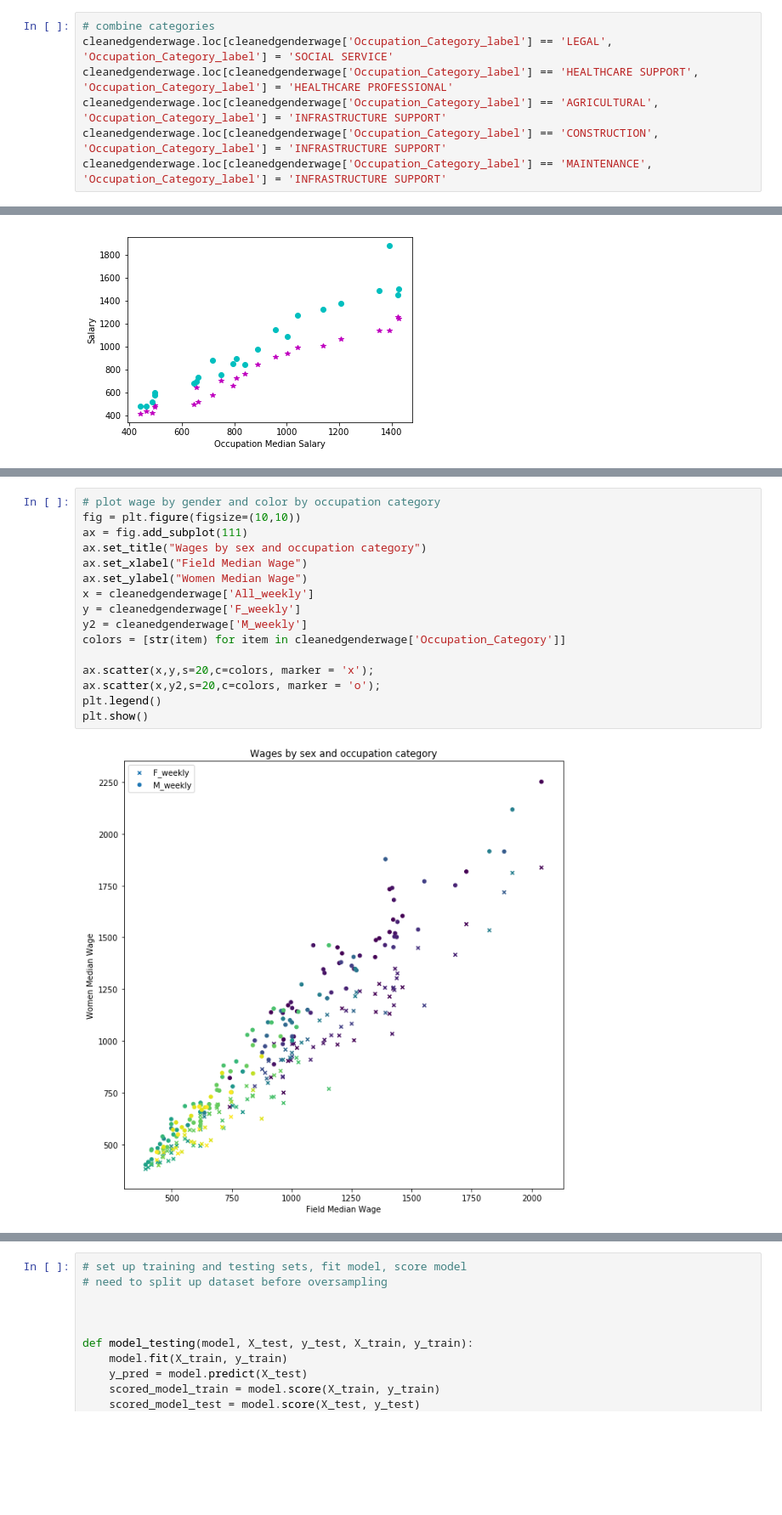
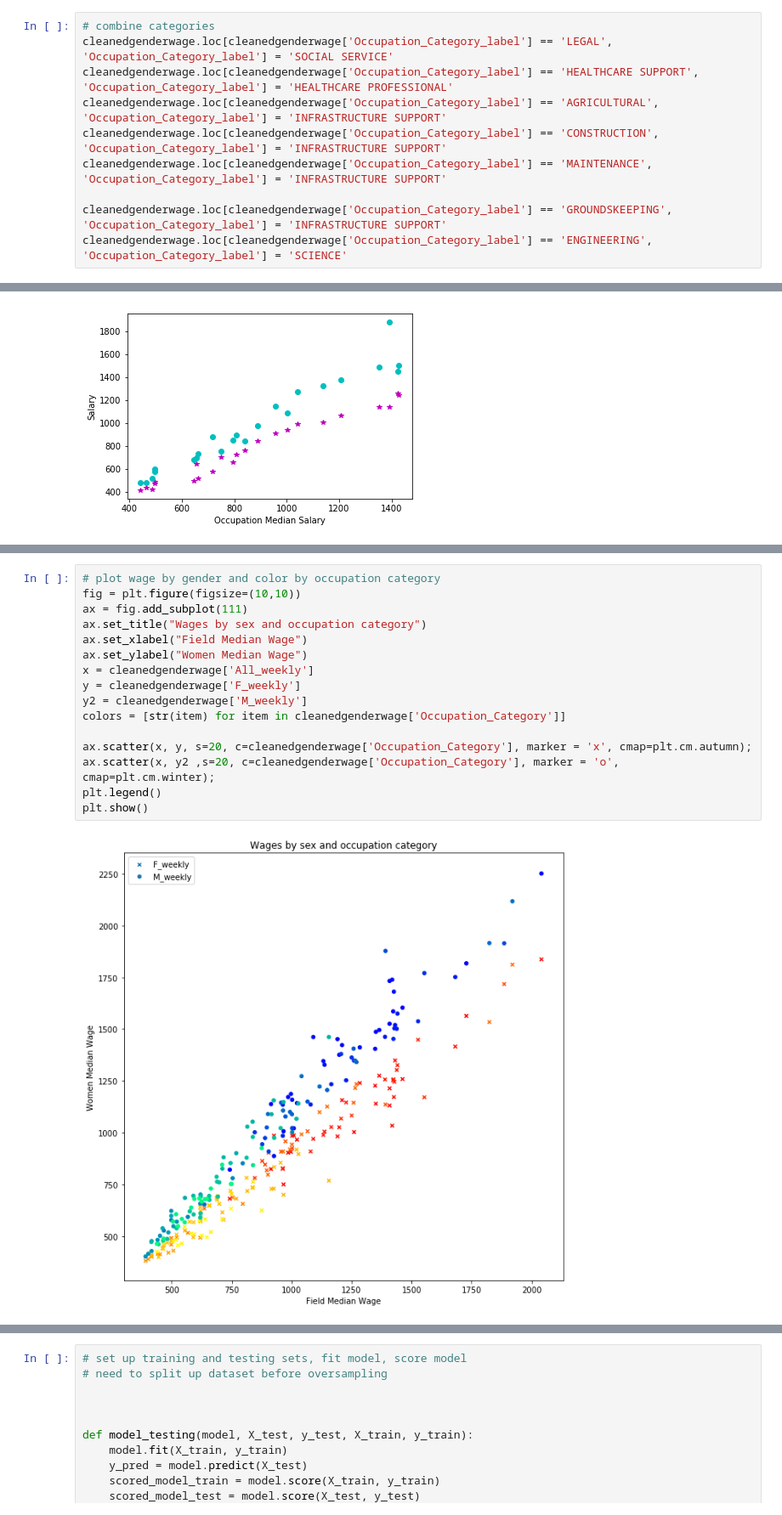
Before and after one commit to Schmidt8181/CapstoneProject, a Jupyter notebook: CapstoneProject.ipynb, the cells around one changed output, grey strips where cells are left out. Shown at 85% size. Cells and saved outputs as stored; diff of their text form; blank space fills up the shorter version.

```diff
--- a/CapstoneProject.ipynb
+++ b/CapstoneProject.ipynb
@@ -262,6 +273,9 @@ cleanedgenderwage.loc[cleanedgenderwage['Occupation_Category_label'] == 'HEALTHC
 cleanedgenderwage.loc[cleanedgenderwage['Occupation_Category_label'] == 'AGRICULTURAL', 'Occupation_Category_label'] = 'INFRASTRUCTURE SUPPORT'
 cleanedgenderwage.loc[cleanedgenderwage['Occupation_Category_label'] == 'CONSTRUCTION', 'Occupation_Category_label'] = 'INFRASTRUCTURE SUPPORT'
 cleanedgenderwage.loc[cleanedgenderwage['Occupation_Category_label'] == 'MAINTENANCE', 'Occupation_Category_label'] = 'INFRASTRUCTURE SUPPORT'
+
+cleanedgenderwage.loc[cleanedgenderwage['Occupation_Category_label'] == 'GROUNDSKEEPING', 'Occupation_Category_label'] = 'INFRASTRUCTURE SUPPORT'
+cleanedgenderwage.loc[cleanedgenderwage['Occupation_Category_label'] == 'ENGINEERING', 'Occupation_Category_label'] = 'SCIENCE'
 # %% [output]
 A value is trying to be set on a copy of a slice from a DataFrame.
 Try using .loc[row_indexer,col_indexer] = value instead
@@ -470,21 +490,21 @@ plt.show()
 # %%
 # plot wage by gender and color by occupation category
 fig = plt.figure(figsize=(10,10))
 ax = fig.add_subplot(111)
 ax.set_title("Wages by sex and occupation category")
 ax.set_xlabel("Field Median Wage")
 ax.set_ylabel("Women Median Wage")
 x = cleanedgenderwage['All_weekly']
 y = cleanedgenderwage['F_weekly']
 y2 = cleanedgenderwage['M_weekly']
 colors = [str(item) for item in cleanedgenderwage['Occupation_Category']]
 
-ax.scatter(x,y,s=20,c=colors, marker = 'x');
-ax.scatter(x,y2,s=20,c=colors, marker = 'o');
+ax.scatter(x, y, s=20, c=cleanedgenderwage['Occupation_Category'], marker = 'x', cmap=plt.cm.autumn);
+ax.scatter(x, y2 ,s=20, c=cleanedgenderwage['Occupation_Category'], marker = 'o', cmap=plt.cm.winter);
 plt.legend()
 plt.show()
 # %% [output]
-[figure, old version]
+[figure, new version]
 # %% [markdown]
 # Time for some MODELS
 
```
Also changed, not shown: parts of 28 cells of this notebook.
